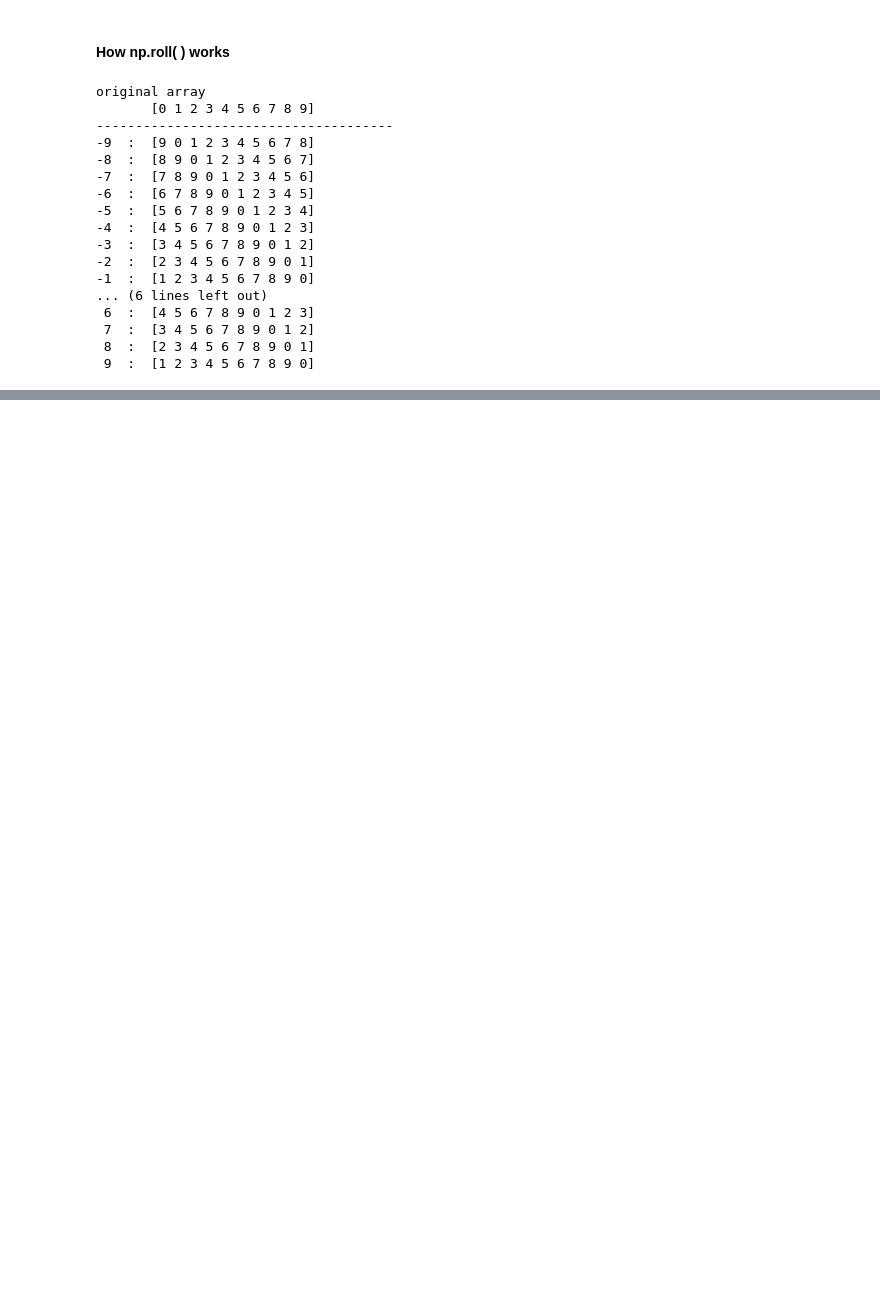
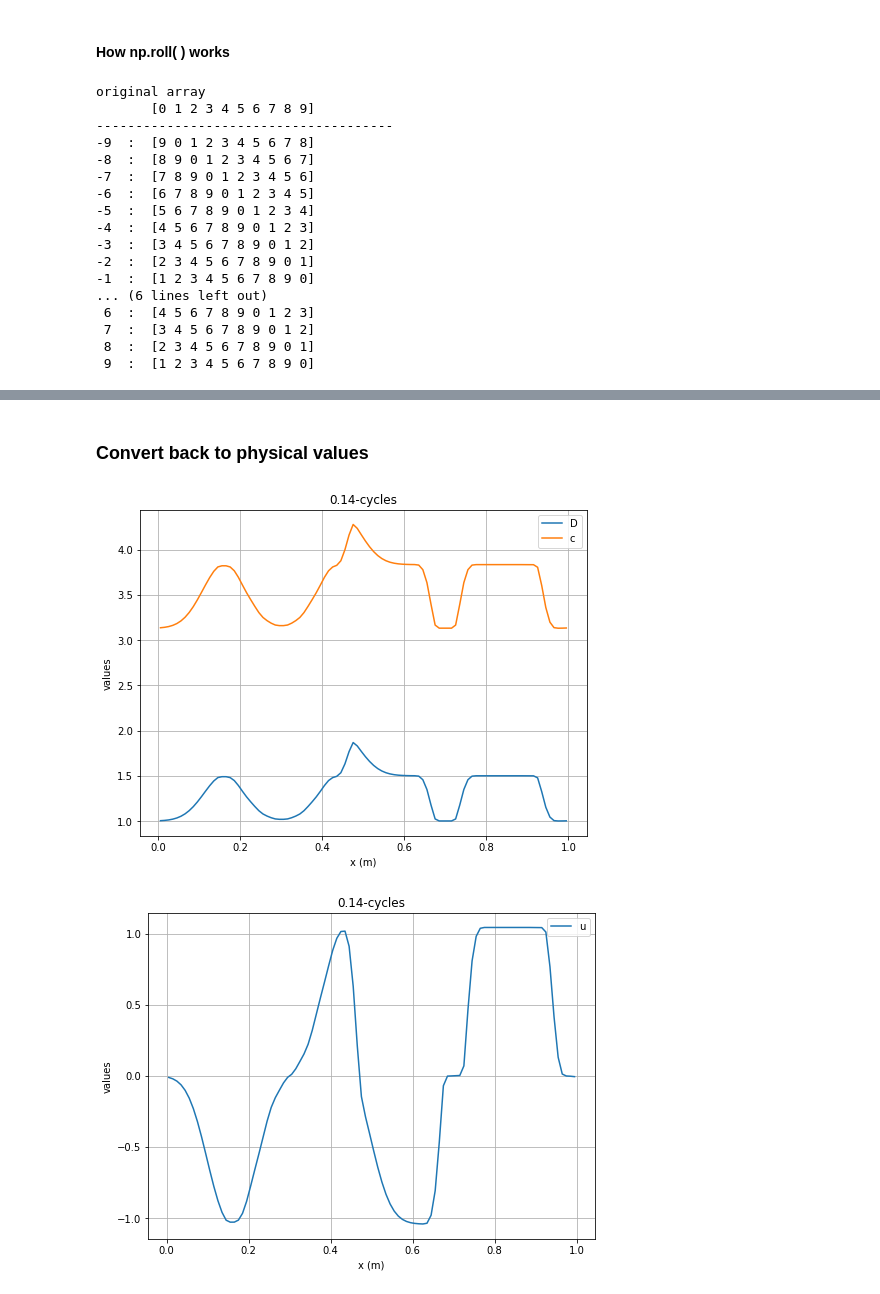
Before and after one commit to sirpipat/tsunami-modelling, a Jupyter notebook: src/Playground.ipynb, the cells around one changed output, grey strips where cells are left out. Drawn from its saved outputs; the diff is of its cells as text; code cells hidden in the pictures; blank space fills up the shorter version.

```diff
--- a/src/Playground.ipynb
+++ b/src/Playground.ipynb
@@ -499,0 +406,46 @@ forward_euler
+# %%
+psi_1 = psi[0,:]
+psi_2 = psi[1,:]
+c_1 = w[0]
+c_2 = w[1]
+# %%
+CFL = 0.1
+N_cycles = 0.14
+dx = 1/N
+dt = abs(CFL * dx / c_1)
+N_steps = int(1 / abs(c_1) / dt * N_cycles)
+
+psi_1_next = advect(x, psi_1, c_1, dt, N_steps, ICA5, RK3)
+# %%
+CFL = 0.1
+N_cycles = 0.14
+dx = 1/N
+dt = abs(CFL * dx / c_2)
+N_steps = int(1 / abs(c_2) / dt * N_cycles)
+
+psi_2_next = advect(x, psi_2, c_2, dt, N_steps, ICA5, RK3)
+# %% [markdown]
+### Convert back to physical values
+# %%
+psi_next = np.array([psi_1_next, psi_2_next])
+q_next = np.matmul(v, psi_next) + np.array([[D_0], [D_0*u_0]])
+# %%
+plt.plot(x, q_next[0,:], label = 'D')
+plt.plot(x, np.sqrt(q_next[0,:] * g), label = 'c')
+plt.grid()
+plt.xlabel('x (m)')
+plt.ylabel('values')
+plt.legend()
+plt.title('%.2f-cycles' % N_cycles)
+plt.show()
+
+plt.plot(x, q_next[1,:] / q_next[0,:], label = 'u')
+plt.grid()
+plt.xlabel('x (m)')
+plt.ylabel('values')
+plt.legend()
+plt.title('%.2f-cycles' % N_cycles)
+plt.show()
+# %% [output]
+[figure, added]
+[figure, added]
```
Also changed, not shown: parts of 73 cells of this notebook, 4 other files.
